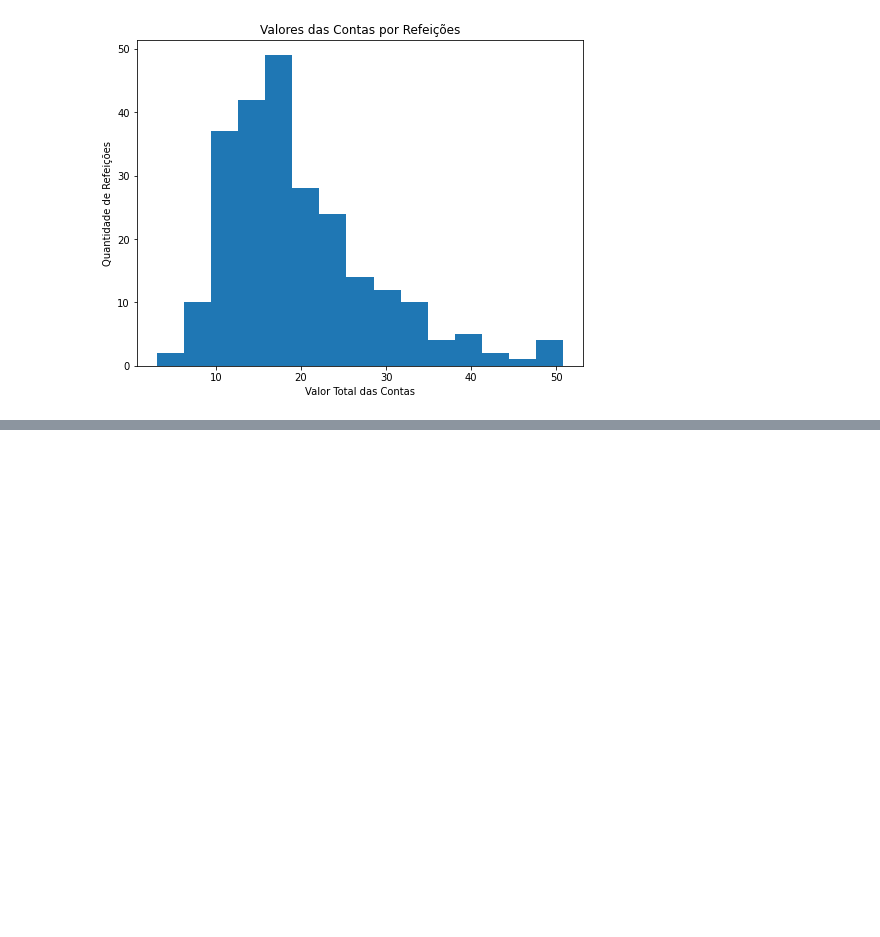
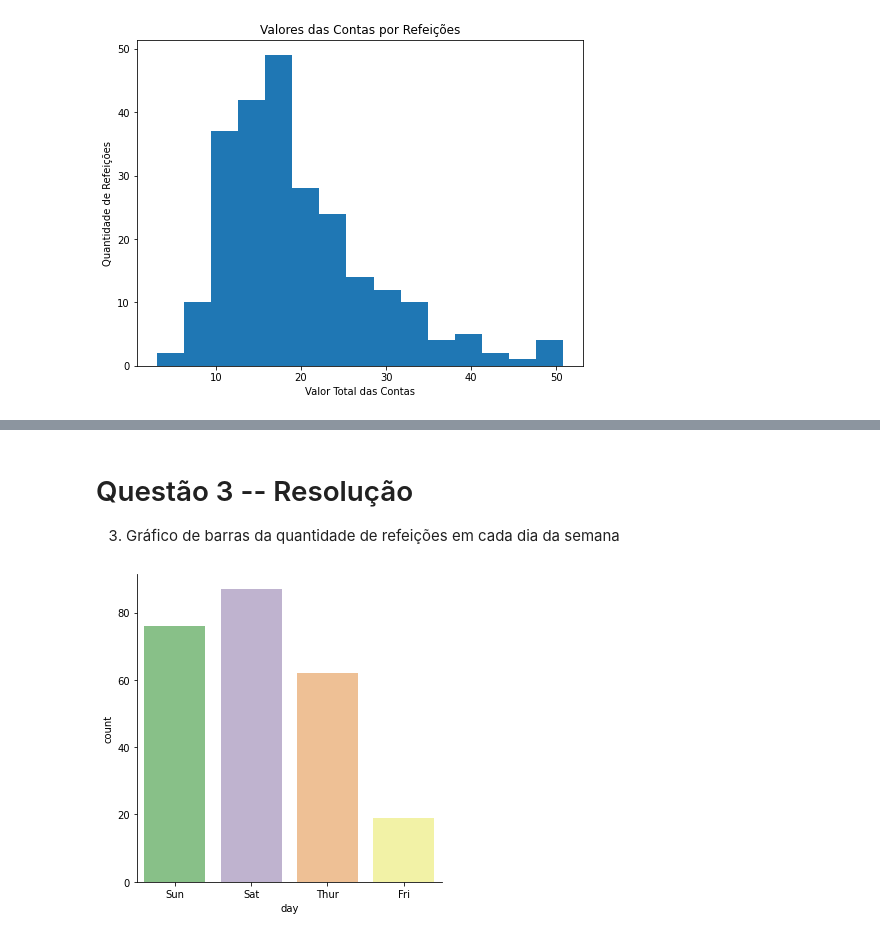
Before and after one commit to Ruann-01/Python_IA, a Jupyter notebook: Atividade 2/Atividade 2 - Exercícios.ipynb, the cells around one changed output, grey strips where cells are left out. Drawn from its saved outputs; the diff is of its cells as text; code cells hidden in the pictures; blank space fills up the shorter version.

```diff
--- a/Atividade 2/Atividade 2 - Exercícios.ipynb
+++ b/Atividade 2/Atividade 2 - Exercícios.ipynb
@@ -422,0 +438,8 @@ plt.show()
+# %% [markdown]
+# Questão 3 -- Resolução
+3. Gráfico de barras da quantidade de refeições em cada dia da semana
+# %%
+# Utilizando seaborn -- kind faz a contagem por cada tipo de atributo(domingo, sábado e etc) contido na coluna
+sns.catplot(x="day", kind="count", palette="Accent", data=df);
+# %% [output]
+[figure, added]
```
Also changed, not shown: parts of 6 cells of this notebook.
